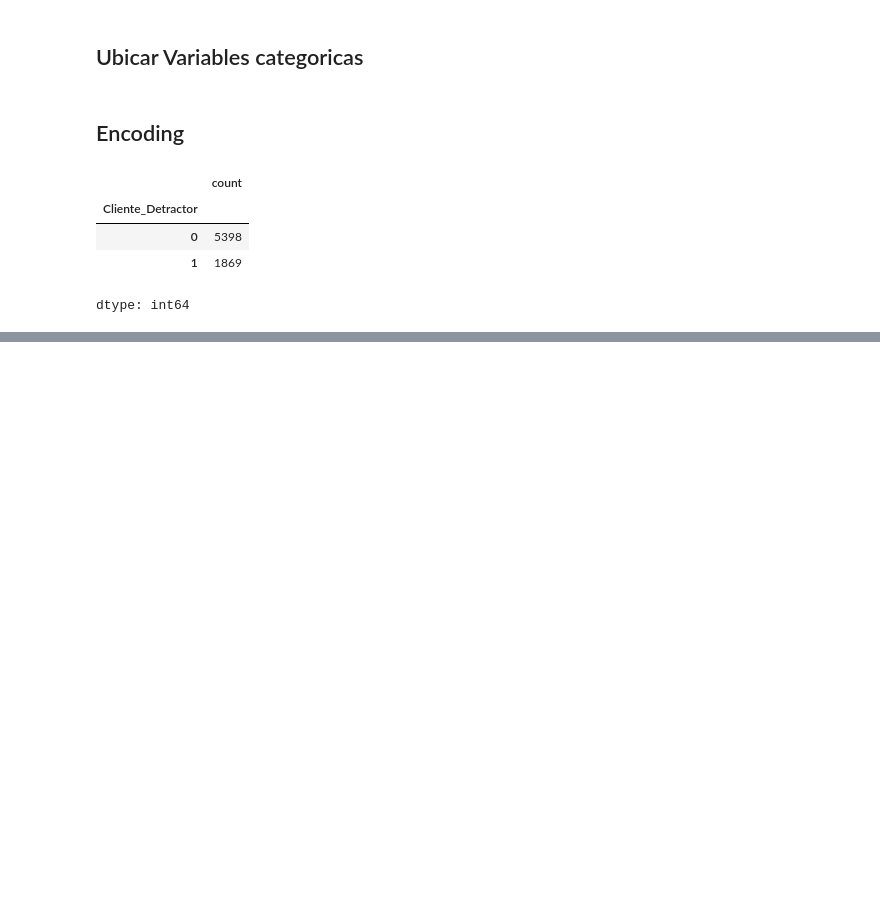
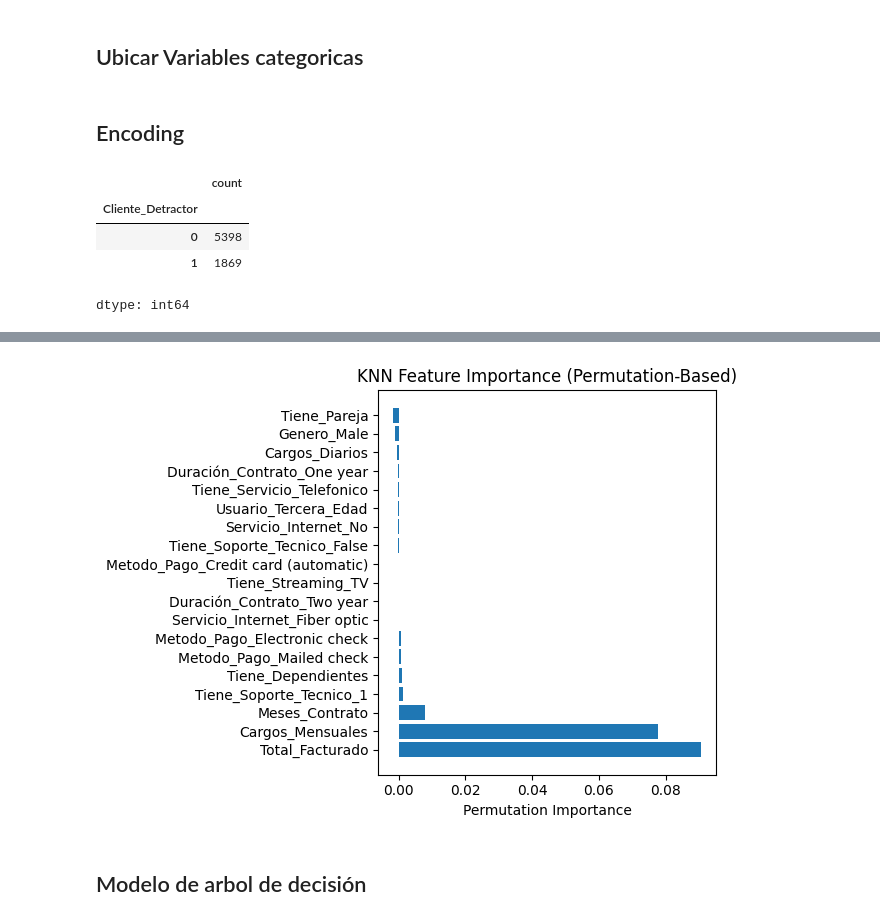
Before and after one commit to RandyV37/Telecom-X-part-2-Data-Science-, a Jupyter notebook: TelecomX(Challenge_parte_2).ipynb, the cells around one changed output, grey strips where cells are left out. Drawn from its saved outputs; the diff is of its cells as text; code cells hidden in the pictures; blank space fills up the shorter version.

Commit message:
Finalizado de modelo, aplicado de over y under sampling, ajustado valores a sus mejores resultados en cada uno, evaluado resultados.

```diff
--- a/TelecomX(Challenge_parte_2).ipynb
+++ b/TelecomX(Challenge_parte_2).ipynb
@@ -38,0 +136,6 @@ dtype: int64
+# %%
+knn_model = KNeighborsClassifier(n_neighbors=3)
+knn_model.fit(X_train_nm, y_train_nm)
+# Apply NearMiss on training data only
+nm = NearMiss(version=3)
+X_train_nm, y_train_nm = nm.fit_resample(X_train_fold, y_train_fold)
@@ -38,0 +194,17 @@ dtype: int64
+# %%
+# Assuming you have a trained KNN model or pipeline
+result = permutation_importance(knn_model, X_test, y_test, n_repeats=10, random_state=42)
+
+# Display
+
+sorted_idx = result.importances_mean.argsort()[::-1]
+plt.barh(range(len(sorted_idx)), result.importances_mean[sorted_idx])
+plt.yticks(range(len(sorted_idx)), X_test.columns[sorted_idx])
+plt.xlabel("Permutation Importance")
+plt.title("KNN Feature Importance (Permutation-Based)")
+plt.tight_layout()
+plt.show()
+# %% [output]
+[figure, added]
+# %% [markdown]
+## Modelo de arbol de decisión
```
Also changed, not shown: parts of 17 cells of this notebook.
